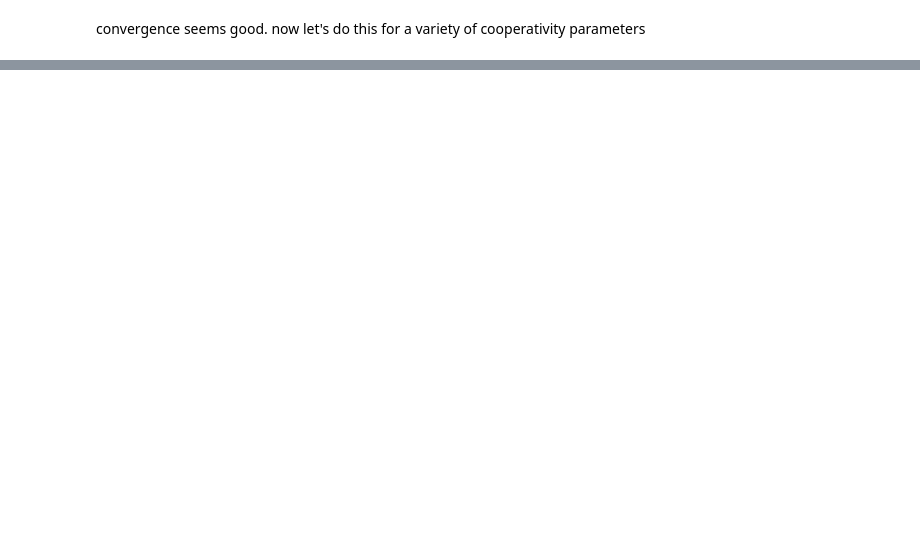
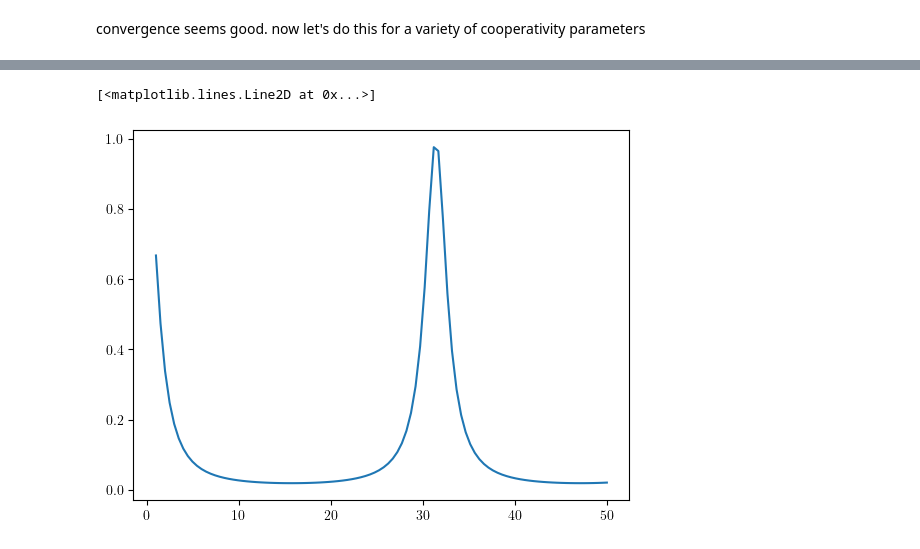
Before and after one commit to tyxiang0530/CavityNLONN, a Jupyter notebook: PreliminaryTheory.ipynb, the cells around one changed output, grey strips where cells are left out. Saved outputs shown, nothing was run; the diff lists cells and outputs as text; code cells hidden in the pictures; blank space fills up the shorter version.

```diff
--- a/PreliminaryTheory.ipynb
+++ b/PreliminaryTheory.ipynb
@@ -159,0 +208,10 @@ it still looks like we are having problems getting multiple roots for the transc
+# %%
+F = 50
+delta = 0
+gamma = 0.1
+I_i = np.linspace(1,50,100)
+T = 1 / (1 + F * np.sin(delta + gamma * I_i)**2)
+plt.plot(I_i, T)
+# %% [output]
+[<matplotlib.lines.Line2D at 0x...>]
+[figure, added]
```
Also changed, not shown: parts of 9 cells of this notebook.
